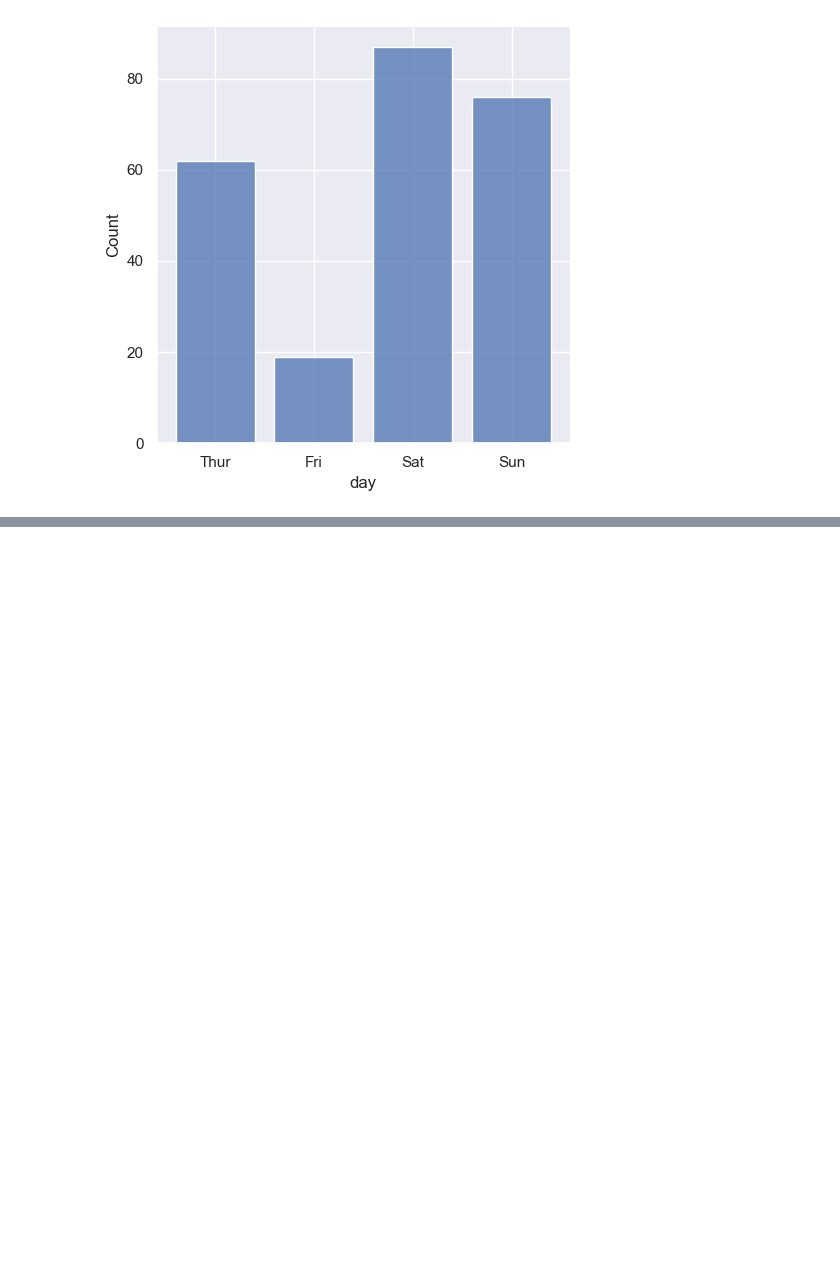
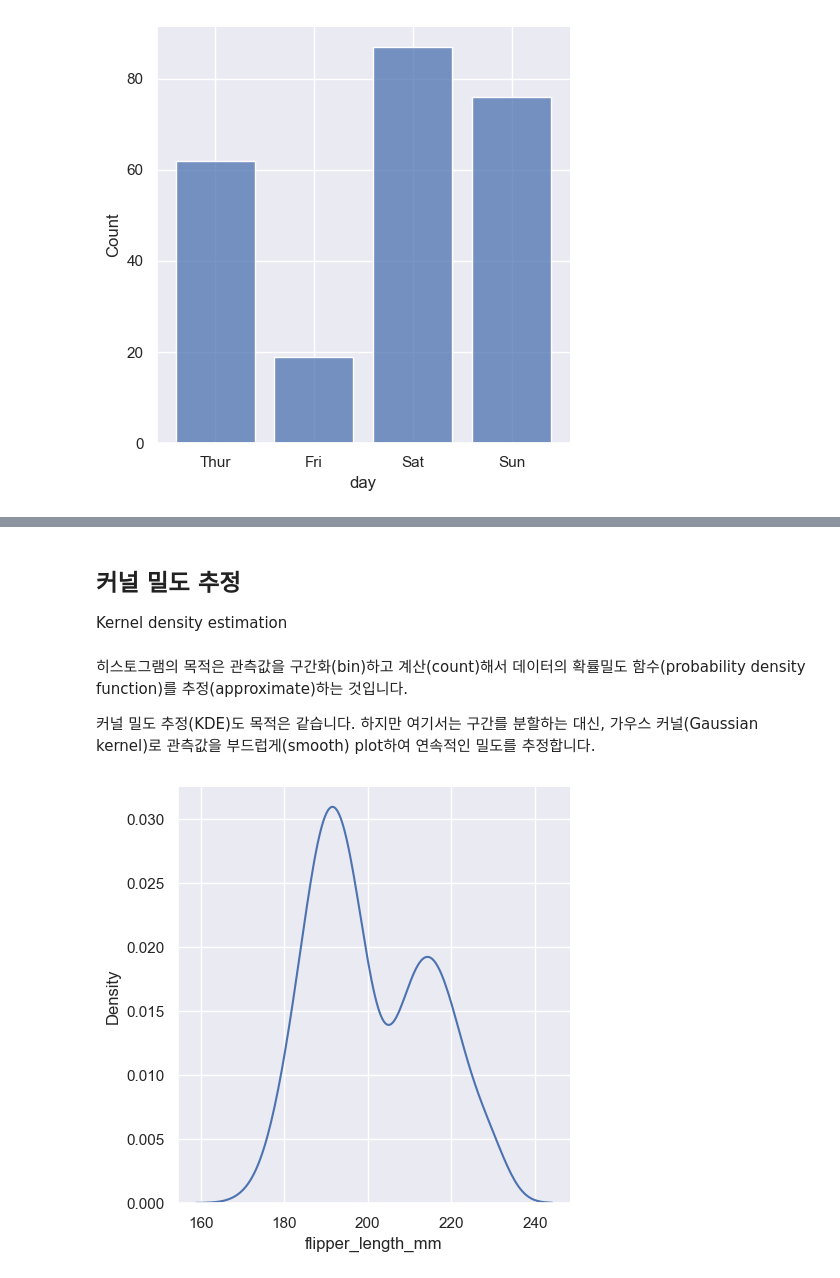
Before and after one commit to kjmn1105/Seaborn-Tuorial, a Jupyter notebook: 07_Plotting functions (2).ipynb, the cells around one changed output, grey strips where cells are left out. Drawn from its saved outputs; the diff is of its cells as text; code cells hidden in the pictures; blank space fills up the shorter version.

```diff
--- a/07_Plotting functions (2).ipynb
+++ b/07_Plotting functions (2).ipynb
@@ -142,0 +143,11 @@ sns.displot(penguins, x='flipper_length_mm', hue='species', stat='probability');
+# %% [markdown]
+## 커널 밀도 추정
+Kernel density estimation
+# %% [markdown]
+히스토그램의 목적은 관측값을 구간화(bin)하고 계산(count)해서 데이터의 확률밀도 함수(probability density function)를 추정(approximate)하는 것입니다.
+
+커널 밀도 추정(KDE)도 목적은 같습니다. 하지만 여기서는 구간를 분할하는 대신, 가우스 커널(Gaussian kernel)로 관측값을 부드럽게(smooth) plot하여 연속적인 밀도를 추정합니다.
+# %%
+sns.displot(penguins, x='flipper_length_mm', kind='kde');
+# %% [output]
+[figure, added]
```
Also changed, not shown: parts of 57 cells of this notebook.
